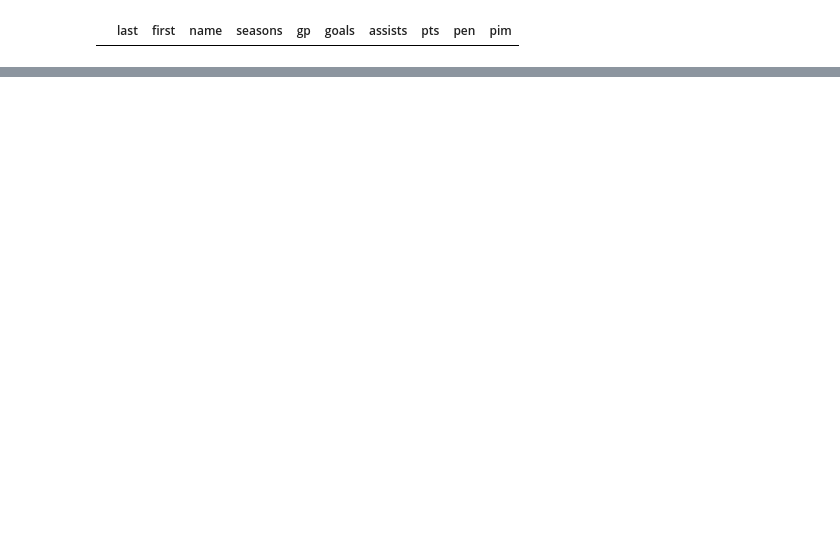
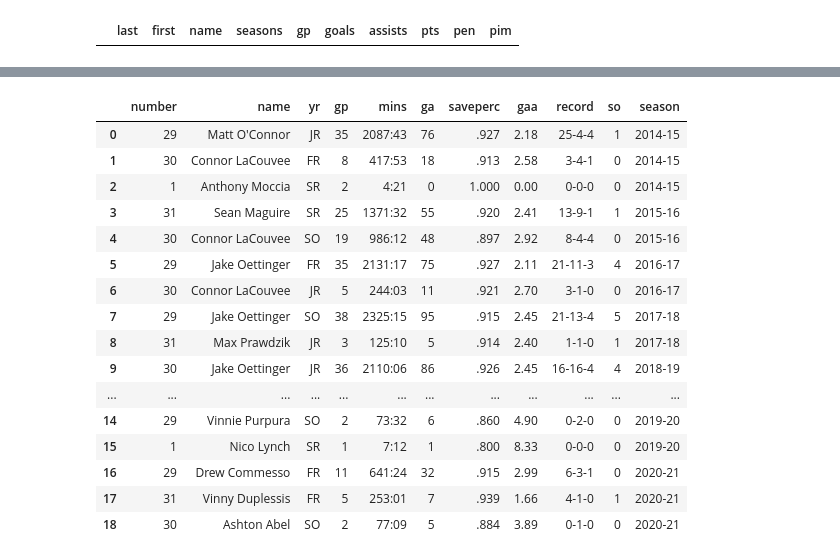
Before and after one commit to redsoxfan2194/buhockeystats, a Jupyter notebook: BU Record Book.ipynb, the cells around one changed output, grey strips where cells are left out. Cells and saved outputs as stored; diff of their text form; code cells hidden in the pictures; blank space fills up the shorter version.

```diff
--- a/BU Record Book.ipynb
+++ b/BU Record Book.ipynb
@@ -373,3 +291,36 @@ with open(fileName, 'r', encoding='utf-8') as f:
+# %%
+fileName=('GoalieStats.txt')
+tourneys=[]
+teamSet=set()
+goalieList=[]
+with open(fileName, 'r', encoding='utf-8') as f:
+    read_data = f.read()
+    rows=read_data.split('\n')
+    number=0
+    for i in rows:
+        goalieSearch=re.search('(.*),(.*) (\S*) (\S*) (\S*) (\S*) (\S*) (\S*) (\S*) (\S*) (\S*) (\S*)',i)
+        if goalieSearch!=None:
+            mins=goalieSearch.group(5).split(':')
+            if(len(mins)>1):
+                time = "{}:{}".format(*divmod(int(mins[0]), 60)) + ":" + mins[1]
+                time = pd.to_timedelta(time)
+            else:
+                time=float('nan')
+            goalieDict={'last':goalieSearch.group(1),
+                       'first':goalieSearch.group(2),
+                       'name':goalieSearch.group(2)+' '+goalieSearch.group(1),
+                       'seasons':convertSeasons(goalieSearch.group(3)),
+                       'gp':convertToInt(goalieSearch.group(4)),
+                       'mins':round(pd.Timedelta(time).total_seconds()/60,2),
+                       'ga':convertToInt(goalieSearch.group(6)),
+                       'gaa':convertToFloat(goalieSearch.group(7)),
+                       'saves':convertToInt(goalieSearch.group(8)),
+                       'sv%':convertToFloat(goalieSearch.group(9)),
+                       'W':convertToInt(goalieSearch.group(10)),
+                       'L':convertToInt(goalieSearch.group(11)),
+                       'T':convertToInt(goalieSearch.group(12))}
+            goalieList.append(goalieDict)
+dfGoalie=pd.DataFrame(goalieList)
 # %%
 dfSkate=pd.DataFrame(skateList)
 dfSkate.loc[(dfSkate['seasons'].str.contains('pres'))]
@@ -493,0 +410,4 @@ Name: mins, dtype: float64
+# %%
+seasons=["2002-03","2003-04","2004-05","2005-06","2006-07","2007-08","2008-09","2009-10","2010-11","2011-12","2012-13","2013-14","2014-15","2015-16","2016-17","2017-18","2018-19","2019-20","2020-21"]
+for season in seasons:
+    print(season[2:4]+season[-2:])
@@ -493,0 +522,3 @@ Name: mins, dtype: float64
+# %%
+dfSkateSeason=pd.DataFrame(skaterSeasonList)
+dfGoalSeason=pd.DataFrame(goalieSeasonList)
@@ -493,0 +838,20 @@ Name: mins, dtype: float64
+# %%
+dfGoalSeason[['number','name','yr','gp','mins','ga','saveperc','gaa','record','so','season']].to_string(index=False).split('\n')
+# %% [output]
+|  | number | name | yr | gp | mins | ga | saveperc | gaa | record | so | season |
+| 0 | 29 | Matt O'Connor | JR | 35 | 2087:43 | 76 | .927 | 2.18 | 25-4-4 | 1 | 2014-15 |
+| 1 | 30 | Connor LaCouvee | FR | 8 | 417:53 | 18 | .913 | 2.58 | 3-4-1 | 0 | 2014-15 |
+| 2 | 1 | Anthony Moccia | SR | 2 | 4:21 | 0 | 1.000 | 0.00 | 0-0-0 | 0 | 2014-15 |
+| 3 | 31 | Sean Maguire | SR | 25 | 1371:32 | 55 | .920 | 2.41 | 13-9-1 | 1 | 2015-16 |
+| 4 | 30 | Connor LaCouvee | SO | 19 | 986:12 | 48 | .897 | 2.92 | 8-4-4 | 0 | 2015-16 |
+| 5 | 29 | Jake Oettinger | FR | 35 | 2131:17 | 75 | .927 | 2.11 | 21-11-3 | 4 | 2016-17 |
+| 6 | 30 | Connor LaCouvee | JR | 5 | 244:03 | 11 | .921 | 2.70 | 3-1-0 | 0 | 2016-17 |
+| 7 | 29 | Jake Oettinger | SO | 38 | 2325:15 | 95 | .915 | 2.45 | 21-13-4 | 5 | 2017-18 |
+| 8 | 31 | Max Prawdzik | JR | 3 | 125:10 | 5 | .914 | 2.40 | 1-1-0 | 1 | 2017-18 |
+| 9 | 30 | Jake Oettinger | JR | 36 | 2110:06 | 86 | .926 | 2.45 | 16-16-4 | 4 | 2018-19 |
+| ... | ... | ... | ... | ... | ... | ... | ... | ... | ... | ... | ... |
+| 14 | 29 | Vinnie Purpura | SO | 2 | 73:32 | 6 | .860 | 4.90 | 0-2-0 | 0 | 2019-20 |
+| 15 | 1 | Nico Lynch | SR | 1 | 7:12 | 1 | .800 | 8.33 | 0-0-0 | 0 | 2019-20 |
+| 16 | 29 | Drew Commesso | FR | 11 | 641:24 | 32 | .915 | 2.99 | 6-3-1 | 0 | 2020-21 |
+| 17 | 31 | Vinny Duplessis | FR | 5 | 253:01 | 7 | .939 | 1.66 | 4-1-0 | 1 | 2020-21 |
+| 18 | 30 | Ashton Abel | SO | 2 | 77:09 | 5 | .884 | 3.89 | 0-1-0 | 0 | 2020-21 |
```
Also changed, not shown: parts of 50 cells of this notebook, 4 other files.
